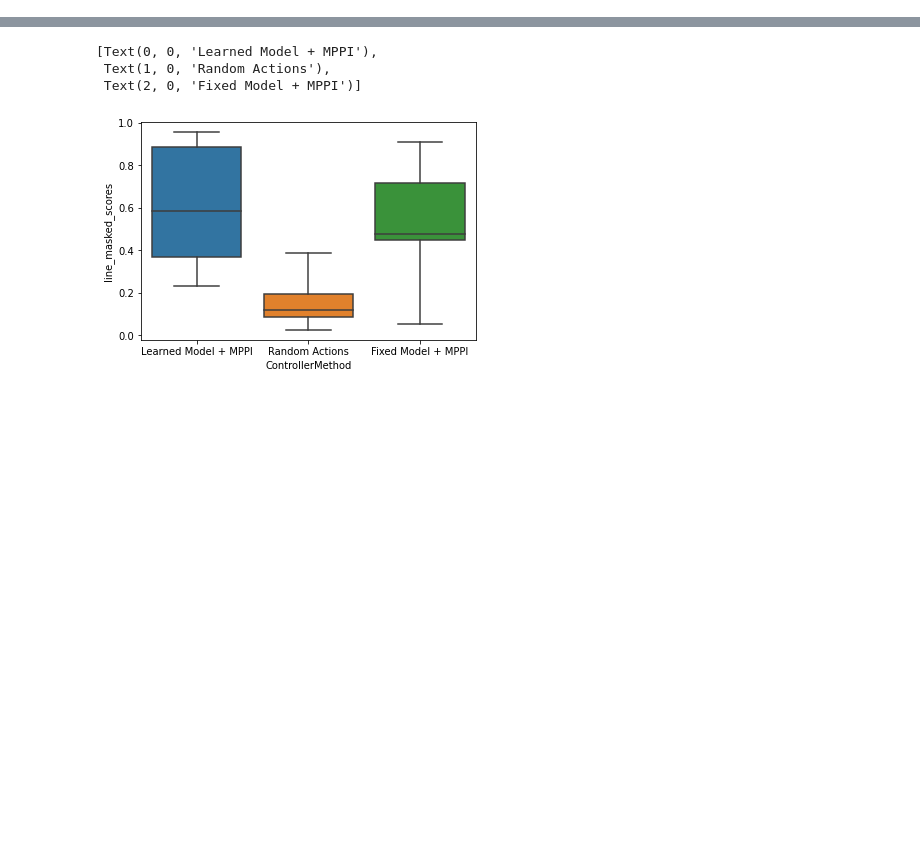
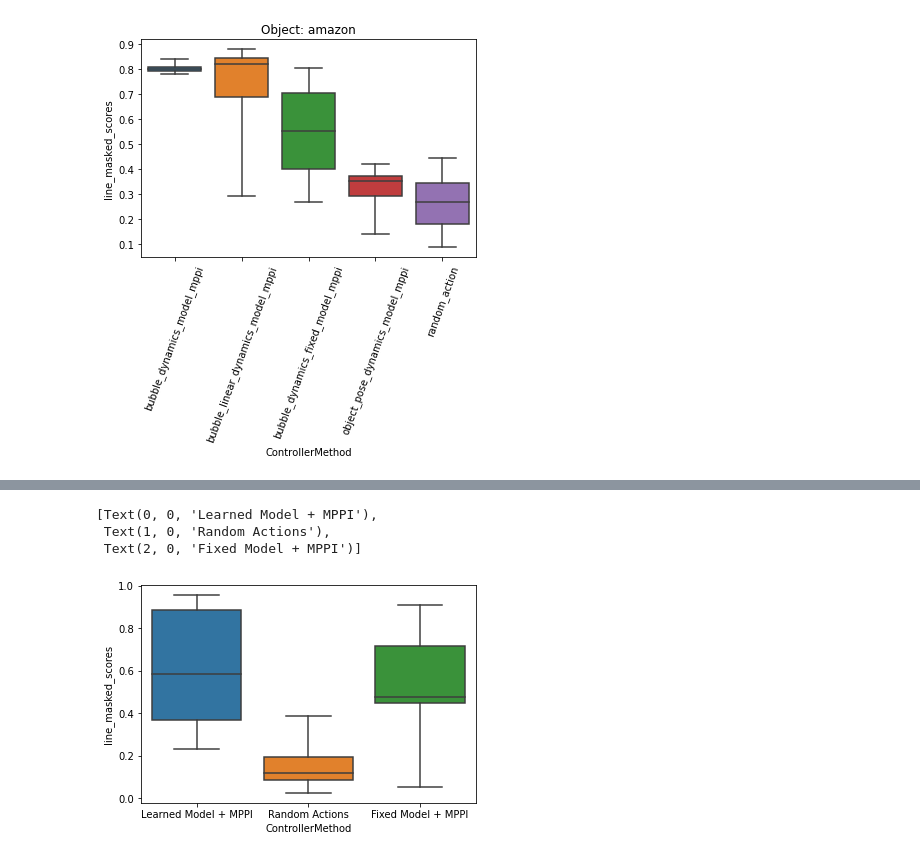
Before and after one commit to MMintLab/BubbleControl, a Jupyter notebook: notebooks/drawing_evaluation.ipynb, the cells around one changed output, grey strips where cells are left out. Saved outputs shown, nothing was run; the diff lists cells and outputs as text; code cells hidden in the pictures; blank space fills up the shorter version.

```diff
--- a/notebooks/drawing_evaluation.ipynb
+++ b/notebooks/drawing_evaluation.ipynb
@@ -107,0 +126,4 @@ def load_desired_drawing(fc):
+# %%
+ax = score_plot('line_masked_scores', object_name='amazon')
+# %% [output]
+[figure, added]
```
Also changed, not shown: parts of 31 cells of this notebook, 2 other files.
